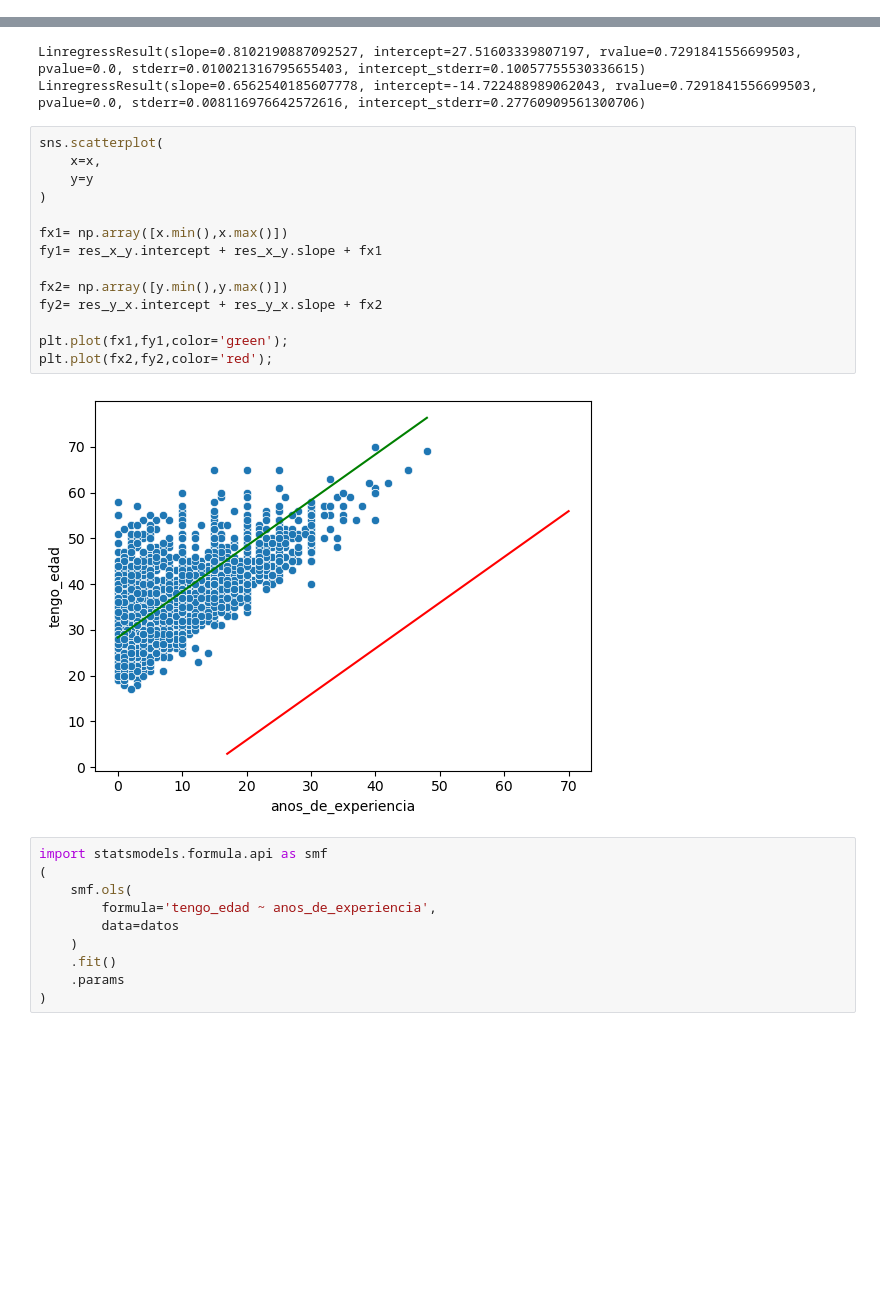
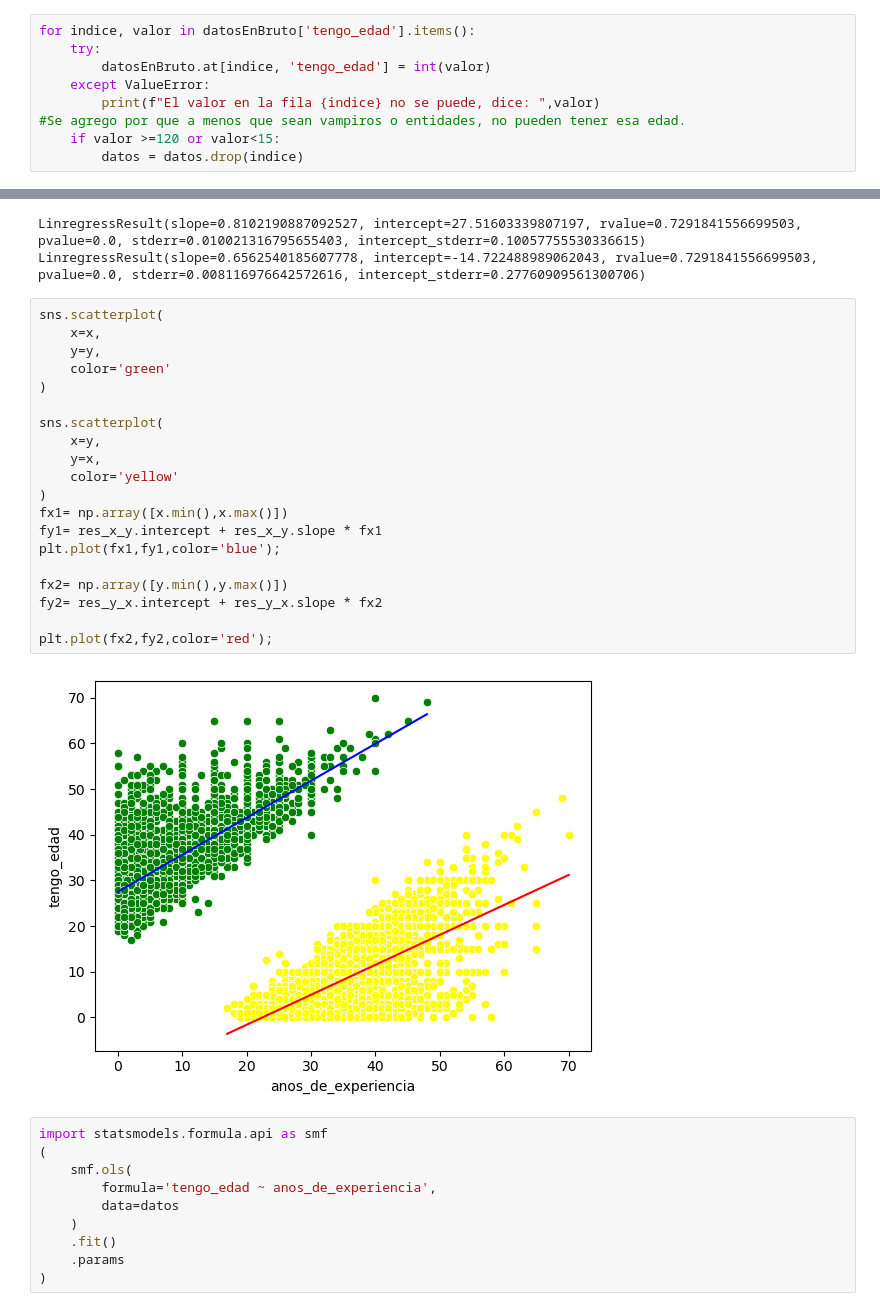
Before and after one commit to diazmiguel/Analisis_Exploratorio_de_Datos, a Jupyter notebook: AnalisisBivariado.ipynb, the cells around one changed output, grey strips where cells are left out. Cells and saved outputs as stored; diff of their text form; blank space fills up the shorter version.

```diff
--- a/AnalisisBivariado.ipynb
+++ b/AnalisisBivariado.ipynb
@@ -14,6 +14,15 @@ datos =(
     datosEnBruto
     .dropna(axis=1)
 )
+# %%
+for indice, valor in datosEnBruto['tengo_edad'].items():
+    try:
+        datosEnBruto.at[indice, 'tengo_edad'] = int(valor)
+    except ValueError:
+        print(f"El valor en la fila {indice} no se puede, dice: ",valor)
+#Se agrego por que a menos que sean vampiros o entidades, no pueden tener esa edad.
+    if valor >=120 or valor<15:
+        datos = datos.drop(indice)
 # %%
 sns.scatterplot(
     data= datos,
@@ -256,19 +295,25 @@ LinregressResult(slope=0.6562540185607778, intercept=-14.722488989062043, rvalue
 # %%
 sns.scatterplot(
     x=x,
-    y=y
+    y=y,
+    color='green'
 )
 
+sns.scatterplot(
+    x=y,
+    y=x,
+    color='yellow'
+)
 fx1= np.array([x.min(),x.max()])
-fy1= res_x_y.intercept + res_x_y.slope + fx1
+fy1= res_x_y.intercept + res_x_y.slope * fx1
+plt.plot(fx1,fy1,color='blue');
 
 fx2= np.array([y.min(),y.max()])
-fy2= res_y_x.intercept + res_y_x.slope + fx2
+fy2= res_y_x.intercept + res_y_x.slope * fx2
 
-plt.plot(fx1,fy1,color='green');
 plt.plot(fx2,fy2,color='red');
 # %% [output]
-[figure, old version]
+[figure, new version]
 # %%
 import statsmodels.formula.api as smf
 (
```
Also changed, not shown: parts of 8 cells of this notebook, 2 other files.
